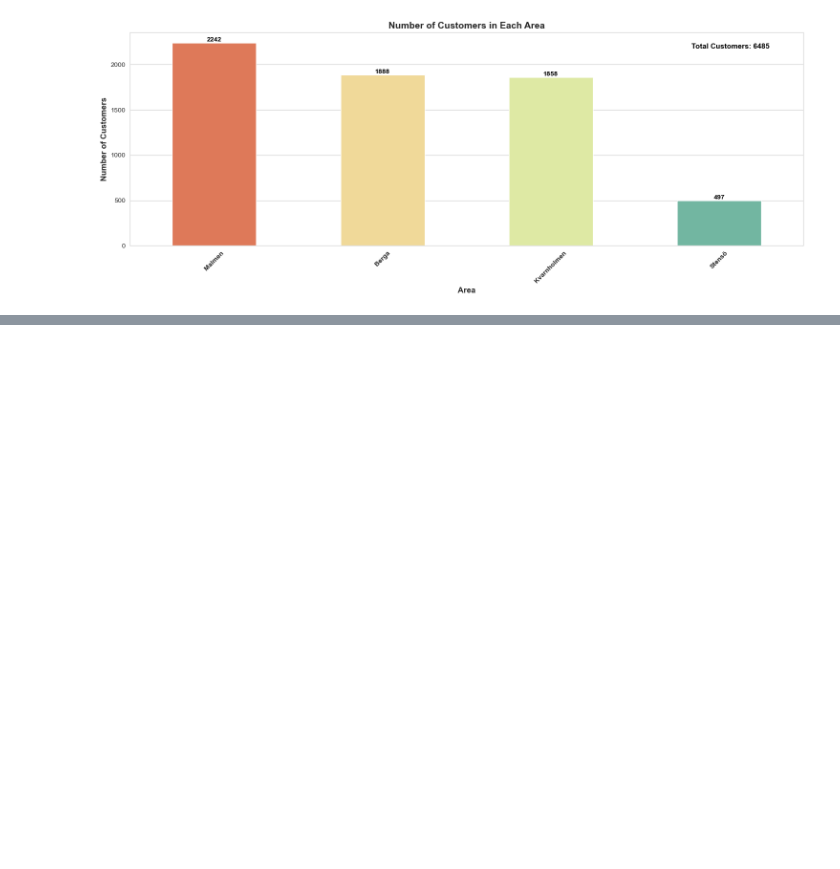
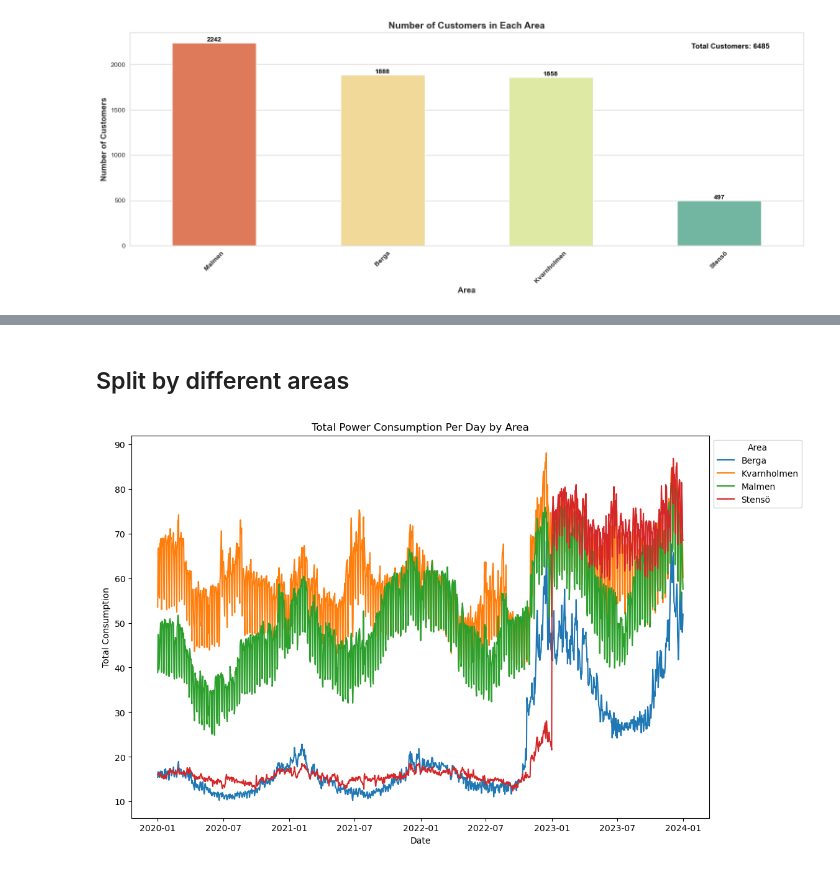
Before and after one commit to iot-lnu/Research-KalmarEnergy, a Jupyter notebook: KE_Overview_Viz.ipynb, the cells around one changed output, grey strips where cells are left out. Saved outputs shown, nothing was run; the diff lists cells and outputs as text; code cells hidden in the pictures; blank space fills up the shorter version.

```diff
--- a/KE_Overview_Viz.ipynb
+++ b/KE_Overview_Viz.ipynb
@@ -139,0 +173,29 @@ plt.show()
+# %% [markdown]
+## Split by different areas
+# %%
+
+# Create a new DataFrame with 'AREA' and hourly columns only
+df = combined_df[hourly_columns + ['AREA']].copy()
+
+# Perform the resample per area and sum the values to get total consumption per day
+total_consumption_per_day_by_area = combined_df.groupby('AREA').apply(lambda x: x.set_index('DATE').resample('D').sum())
+
+# Sum across the hourly columns for each day of each area
+total_consumption_per_day_by_area['Total'] = total_consumption_per_day_by_area[hourly_columns].sum(axis=1)
+
+# Now we can make our plot
+fig, ax = plt.subplots(figsize=(12, 8))
+
+
+# Loop over each area, plotting the total consumption over time
+for area, data in total_consumption_per_day_by_area.groupby(level=0):
+    data.reset_index(level='DATE', inplace=True)
+    ax.plot(data['DATE'], data['Total'], label=area)
+
+plt.title('Total Power Consumption Per Day by Area')
+plt.ylabel('Total Consumption')
+plt.xlabel('Date')
+plt.legend(title='Area', bbox_to_anchor=(1, 1))
+plt.show()
+# %% [output]
+[figure, added]
```
Also changed, not shown: parts of 13 cells of this notebook.
